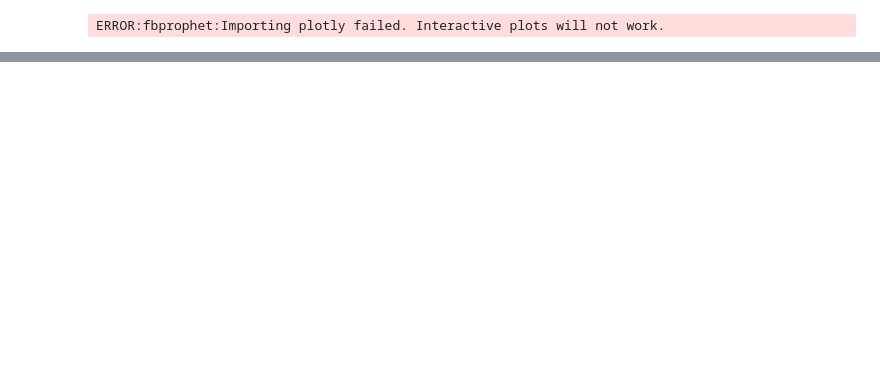
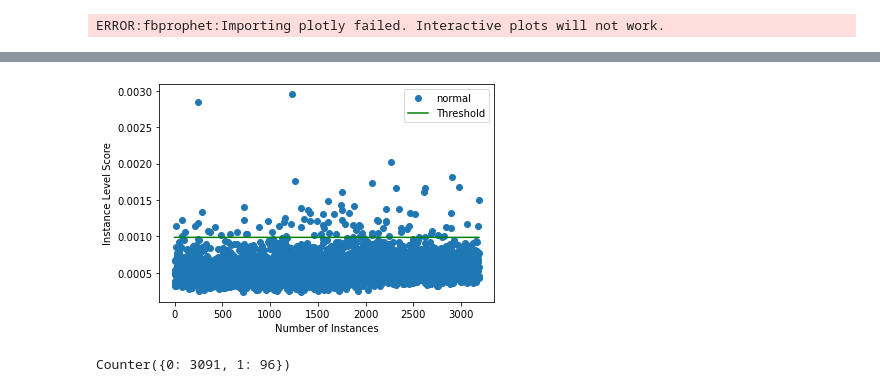
Before and after one commit to derevirn/cybord-projects, a Jupyter notebook: outlier-detection/notebooks/outlier.ipynb, the cells around one changed output, grey strips where cells are left out. Cells and saved outputs as stored; diff of their text form; code cells hidden in the pictures; blank space fills up the shorter version.

Commit message:
Updated outlier notebook

```diff
--- a/outlier-detection/notebooks/outlier.ipynb
+++ b/outlier-detection/notebooks/outlier.ipynb
@@ -14,23 +15,23 @@ from tqdm import tqdm
 # %% [output]
 ERROR:fbprophet:Importing plotly failed. Interactive plots will not work.
 # %%
-def img_to_np(path):
+def img_to_np(path, resize = True):
     img_array = []
     fpaths = glob.glob(path)
     for fname in fpaths:
         img = Image.open(fname).convert("RGB")
-        img = img.resize((32,32))
+        if(resize): img = img.resize((32,32))
         img_array.append(np.asarray(img))
     images = np.array(img_array)
     return images
 
-train, valid = train_test_split(img_to_np("D:\\cybord\\img\\train\\*.jpg"),
-                                test_size = 0.2)
-test = img_to_np("D:\\cybord\\img\\test\\*.jpg")
+#train, test = train_test_split(img_to_np("D:\\cybord\\img\\comp4_1\\*.jpg"),
+#                               test_size = 0.2)
 
+path = "D:\\cybord\\img\\comp1\\*.jpg"
+train = img_to_np(path)
 train = train.astype('float32') / 255.
-valid = valid.astype('float32') / 255.
-test = test.astype('float32') / 255.
+#test = test.astype('float32') / 255.
 
-print(train.shape, valid.shape, test.shape)
+print(train.shape)
 # %% [output]
@@ -59,10 +60,13 @@ decoder_net = tf.keras.Sequential(
   ])
 
 # initialize outlier detector
-od = OutlierAE(threshold=0.015,  # threshold for outlier score
-                encoder_net=encoder_net,  # can also pass AE model instead
-                decoder_net=decoder_net,  # of separate encoder and decoder
-                )
+
+od = OutlierAE( encoder_net=encoder_net,
+                decoder_net=decoder_net,)
 # train
-od.fit(train, epochs=30, verbose=True)
+od.fit(train, epochs=50, verbose=True,
+       optimizer = tf.keras.optimizers.Adam(learning_rate=1e-4))
+
+od.infer_threshold(train, threshold_perc=97)
+od.threshold
 # %% [output]
@@ -85,0 +92,12 @@ od.fit(train, epochs=30, verbose=True)
+# %%
+preds = od.predict(train, outlier_type='instance',
+            return_instance_score=True)
+
+target = np.zeros(train.shape[0],).astype(int)
+labels = ['normal', 'outlier']
+plot_instance_score(preds, target, labels, od.threshold)
+
+Counter(preds['data']['is_outlier'])
+# %% [output]
+[figure, added]
+Counter({0: 3091, 1: 96})
```
Also changed, not shown: parts of 5 cells of this notebook, 1 other file.
